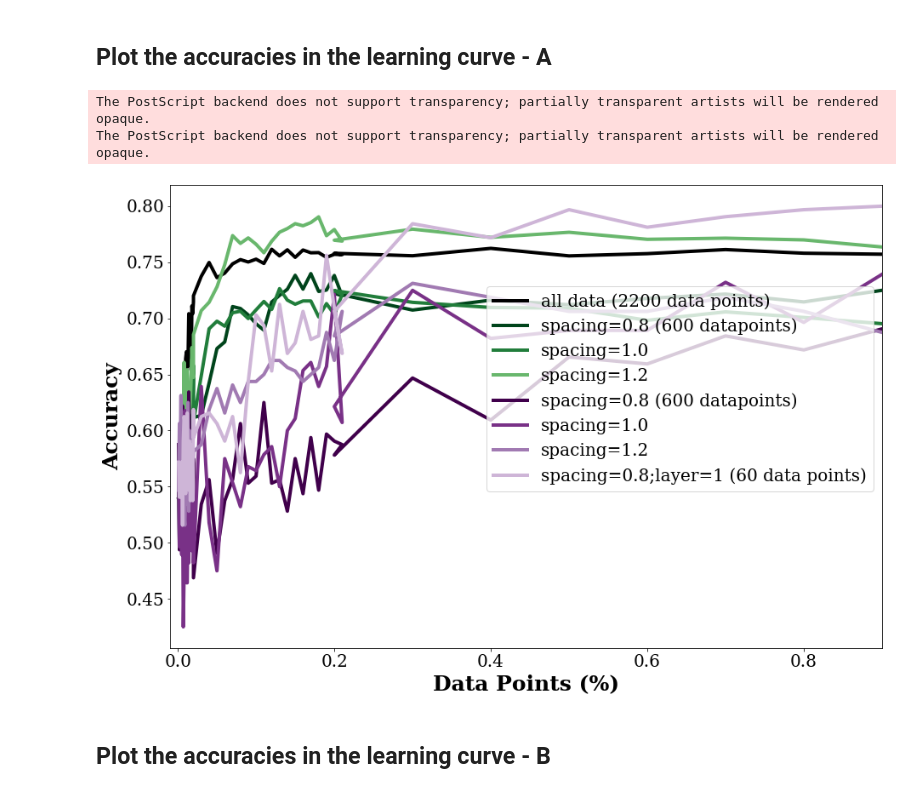
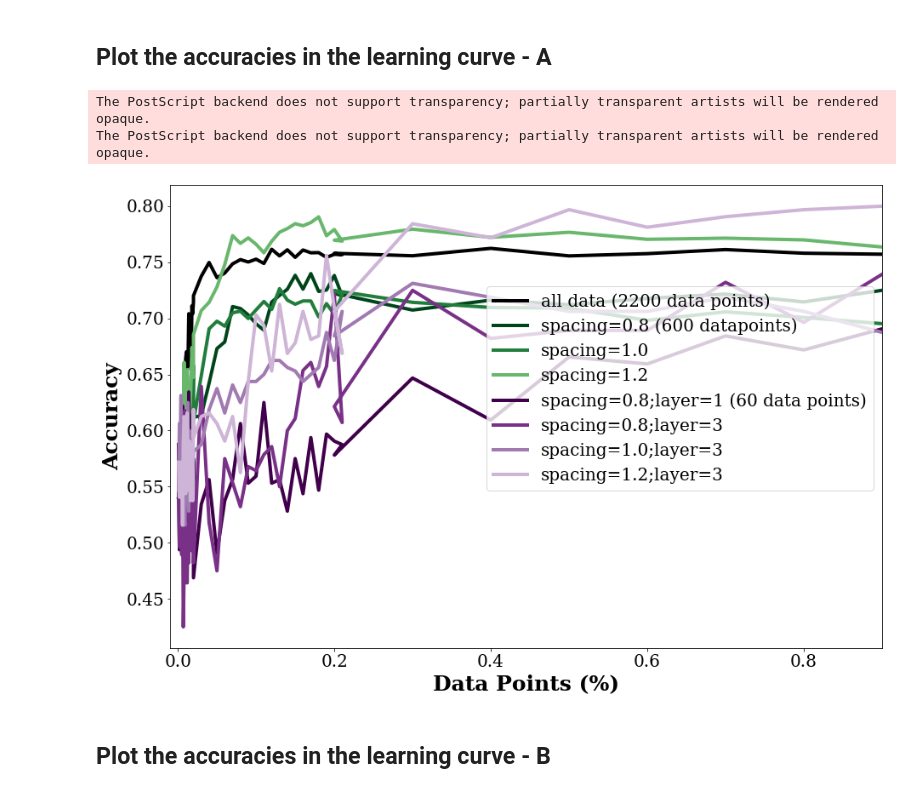
Before and after one commit to KavrakiLab/bioMateriaLs, a Jupyter notebook: P3-Learning_curves.ipynb, the cells around one changed output. Drawn from its saved outputs; the diff is of its cells as text; code cells hidden in the pictures.

```diff
--- a/P3-Learning_curves.ipynb
+++ b/P3-Learning_curves.ipynb
@@ -370,7 +370,7 @@ no_data
 import matplotlib
 spacings_s = ["spacing=0.8 (600 datapoints)",
             "spacing=1.0", "spacing=1.2"]
-spacings_sl = [,"spacing=0.8;layer=1 (60 data points)",
+spacings_sl = ["spacing=0.8;layer=1 (60 data points)",
             "spacing=0.8;layer=3",
             "spacing=1.0;layer=3",
             "spacing=1.2;layer=3"]
@@ -390,36 +390,36 @@ matplotlib.rc('text', usetex=False)
 matplotlib.rc('font', **font)
 
 #plt.grid(True)
 plt.figure(figsize=(15,10))
 plt.plot(proc_data, results_all, '-k',
          label="all data (2200 data points)",
          linewidth=4,
         alpha=1)
 
 for i, res_all in enumerate(results_all_s):
     plt.plot(proc_data, res_all, '-',
-             label=spacings[i],
+             label=spacings_s[i],
              linewidth=4, alpha=1, color=colors[i])
 
 colors_tmp= cmap(np.linspace(0,1,10))
 #colors = #[colors_tmp[-1], colors_tmp[-2], colors_tmp[-3]]
 colors = [colors_tmp[0], colors_tmp[1], colors_tmp[2], colors_tmp[3]]
 
 for i, res_all in enumerate(results_all_sl):
     plt.plot(proc_data, res_all, '-',
-             label=spacings[i],
+             label=spacings_sl[i],
              linewidth=4, alpha=1, color=colors[i])
 
 
 plt.ylabel('Accuracy', fontweight='bold', fontsize=25)
 plt.xlabel('Data Points (%)', fontweight='bold', fontsize=25)
 plt.xlim([-0.01, 0.9])
 plt.legend(loc=1, bbox_to_anchor=(1,0.8))
 plt.savefig("learning_curves3.eps", dpi=300)
 # %% [output]
 The PostScript backend does not support transparency; partially transparent artists will be rendered opaque.
 The PostScript backend does not support transparency; partially transparent artists will be rendered opaque.
-[figure, old version]
+[figure, new version]
 # %% [markdown]
 ## Plot the accuracies in the learning curve - B
 # %%
```
Also changed, not shown: 15 other files.
